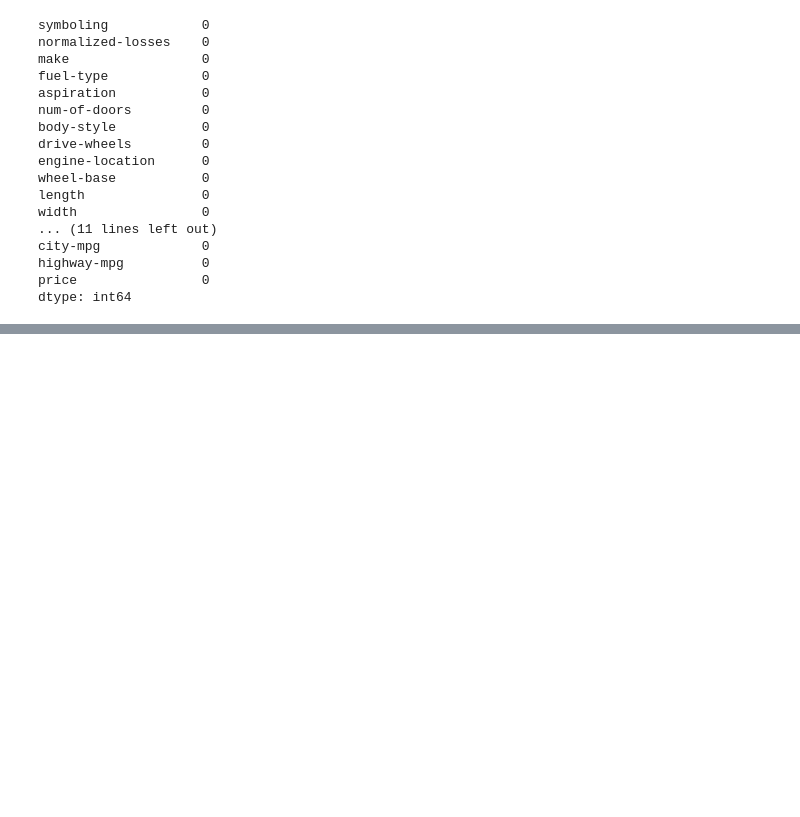
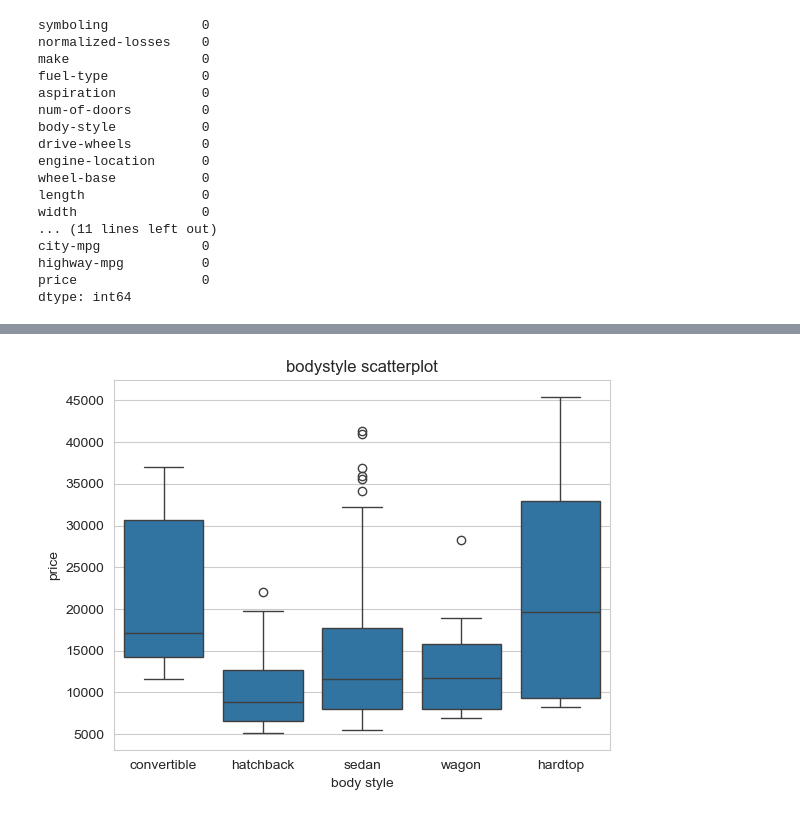
Before and after one commit to vipinyadav23542-ai/automobile_casestudy-vip26, a Jupyter notebook: Automobile.ipynb, the cells around one changed output, grey strips where cells are left out. Cells and saved outputs as stored; diff of their text form; code cells hidden in the pictures; blank space fills up the shorter version.

```diff
--- a/Automobile.ipynb
+++ b/Automobile.ipynb
@@ -199,0 +226,8 @@ plt.show()
+# %%
+sns.boxplot(data=df,x="body-style",y="price")
+plt.title("bodystyle scatterplot")
+plt.xlabel("body style")
+plt.ylabel("price")
+plt.show()
+# %% [output]
+[figure, added]
```
Also changed, not shown: parts of 11 cells of this notebook.
